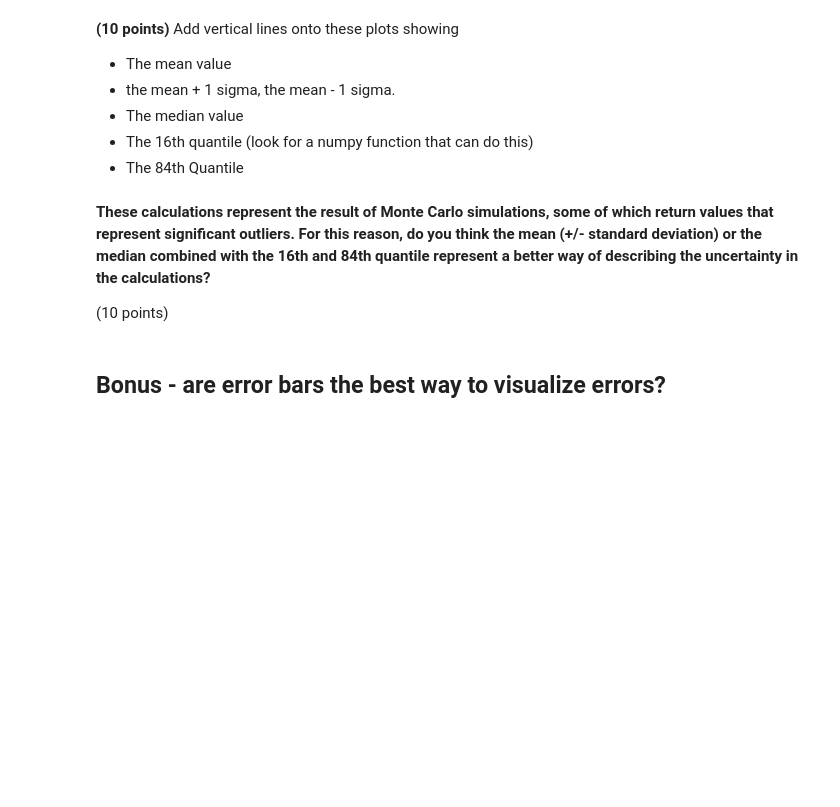
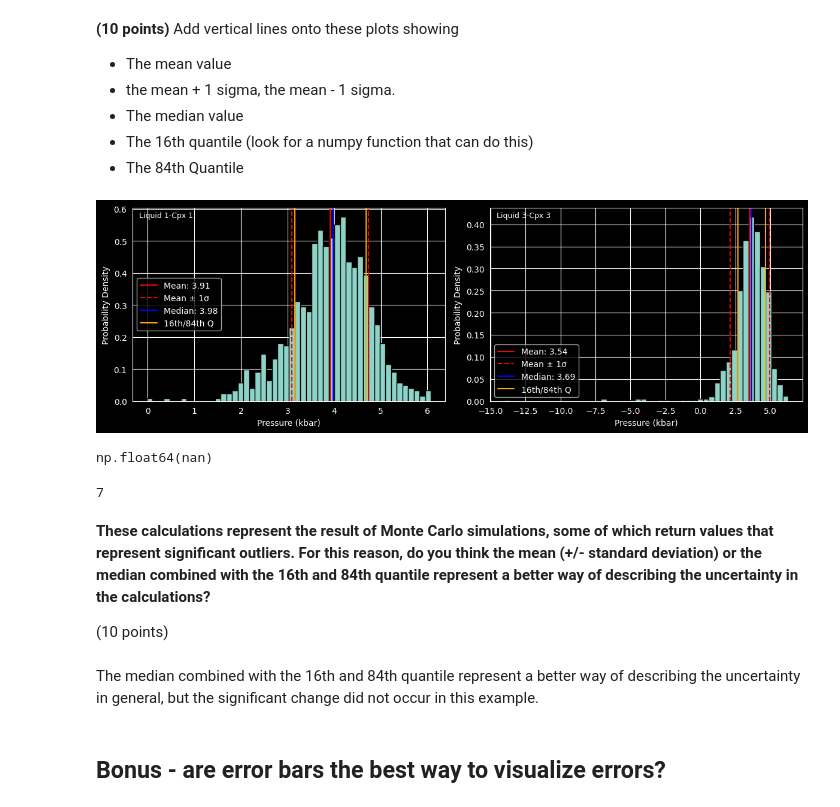
Before and after one commit to ItsukiKigoshi/EPS88_Gleeson, a Jupyter notebook: Week 7 - Error_Propagation.ipynb, the cells around one changed output. Cells and saved outputs as stored; diff of their text form; code cells hidden in the pictures; blank space fills up the shorter version.

```diff
--- a/Week 7 - Error_Propagation.ipynb
+++ b/Week 7 - Error_Propagation.ipynb
@@ -349,10 +349,57 @@ fig.savefig('Manuscript_2CpxNoises.png', dpi=300, transparent=True)
 - The median value
 - The 16th quantile (look for a numpy function that can do this)
 - The 84th Quantile
+# %%
+fig, ((ax1, ax2)) = plt.subplots(1, 2, figsize=(12, 4))
+
+data1 = Out_st_noise.loc[Out_st_noise['Sample_ID_Liq_Num']==0, "P_kbar_calc"]
+data2 = Out_st_noise.loc[Out_st_noise['Sample_ID_Liq_Num']==1, "P_kbar_calc"]
+
+datasets = [data1, data2]
+axes = [ax1, ax2]
+labels = ["Liquid 1-Cpx 1", "Liquid 3-Cpx 3"]
+
+for data, ax, label in zip(datasets, axes, labels):
+    ax.hist(data, bins=50, ec='k', density = True)
+    ax.annotate(label, xy=(0.02, 0.95), xycoords="axes fraction", fontsize=9)
+
+    mean = np.nanmean(data)
+    std = np.nanstd(data)
+    median = np.nanmedian(data)
+    q16 = np.nanpercentile(data, 16)
+    q84 = np.nanpercentile(data, 84)
+
+    ax.axvline(mean, color='r', linestyle='-', label=f'Mean: {mean:.2f}')
+    ax.axvline(mean + std, color='r', linestyle='--', label='Mean ± 1σ')
+    ax.axvline(mean - std, color='r', linestyle='--')
+
+    ax.axvline(median, color='b', label=f'Median: {median:.2f}')
+    ax.axvline(q16, color='orange', label='16th/84th Q')
+    ax.axvline(q84, color='orange')
+
+    ax.set_xlabel('Pressure (kbar)')
+    ax.set_ylabel('Probability Density')
+    ax.legend()
+
+fig.tight_layout()
+fig.savefig('figures/Manuscript_2CpxNoises_Stats.png', dpi=300, transparent=True)
+plt.show()
+# %% [output]
+[figure, added]
+# %%
+np.median(data2)
+# %% [output]
+np.float64(nan)
+# %%
+print(data2.isna().sum())
+# %% [output]
+7
 # %% [markdown]
 **These calculations represent the result of Monte Carlo simulations, some of which return values that represent significant outliers. For this reason, do you think the mean (+/- standard deviation) or the median combined with the 16th and 84th quantile represent a better way of describing the uncertainty in the calculations?**
 
 (10 points)
+# %% [markdown]
+The median combined with the 16th and 84th quantile represent a better way of describing the uncertainty in general, but the significant change did not occur in this example.
 # %% [markdown]
 ## Bonus - are error bars the best way to visualize errors?
 # %% [markdown]
```
Also changed, not shown: parts of 1 cell of this notebook, 2 other files.
